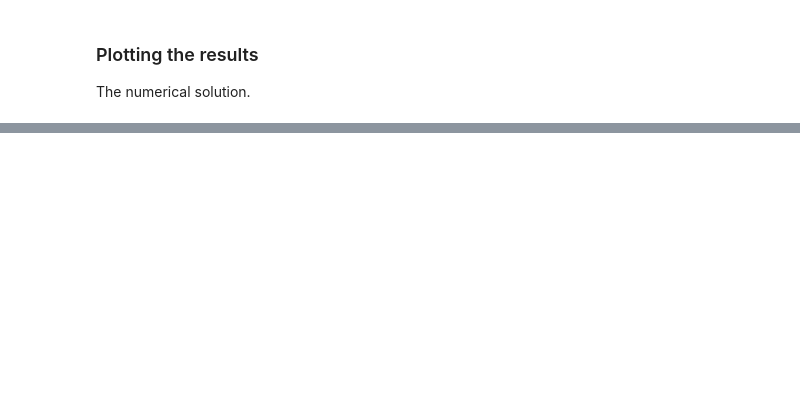
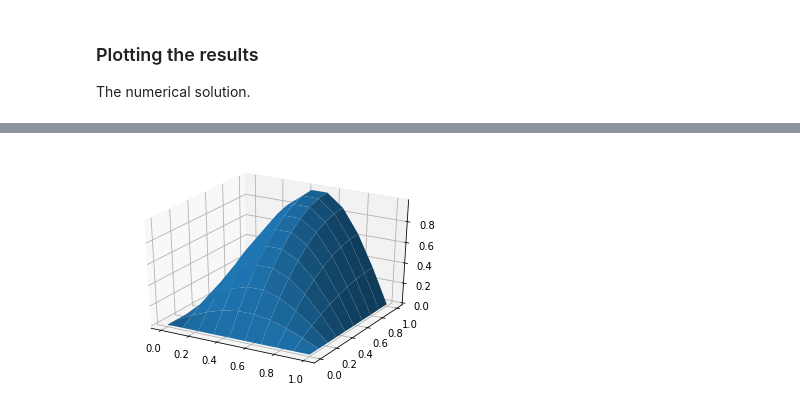
Before and after one commit to PGrabinski/NNDE, a Jupyter notebook: Tensorflow_version/Example7.ipynb, the cells around one changed output, grey strips where cells are left out. Cells and saved outputs as stored; diff of their text form; code cells hidden in the pictures; blank space fills up the shorter version.

```diff
--- a/Tensorflow_version/Example7.ipynb
+++ b/Tensorflow_version/Example7.ipynb
@@ -91,10 +118,12 @@ plt.show()
 # %%
 fig = plt.figure()
 ax = fig.add_subplot(111, projection='3d')
-Ze5anal = np.sin(np.pi*samples[:,0])*samples[:,1]**2
+Ze5anal = np.sin(np.pi*samples_train[:,0])*samples_train[:,1]**2
 Ze5diff = Ze5sol - Ze5anal
-ax.plot_surface(X=samples[:,0].reshape((new_shape, new_shape)), Y=samples[:,1].reshape((new_shape, new_shape)), Z=Ze5diff.reshape((new_shape, new_shape)), label='Analytic')
+ax.plot_surface(X=samples_train[:,0].reshape((new_shape, new_shape)), Y=samples_train[:,1].reshape((new_shape, new_shape)), Z=Ze5diff.reshape((new_shape, new_shape)), label='Analytic')
 # plt.legend()
 plt.show()
+# %% [output]
+[figure, added]
 # %%
 np.abs(Ze5diff**2).mean()
```
Also changed, not shown: parts of 17 cells of this notebook, 7 other files.
